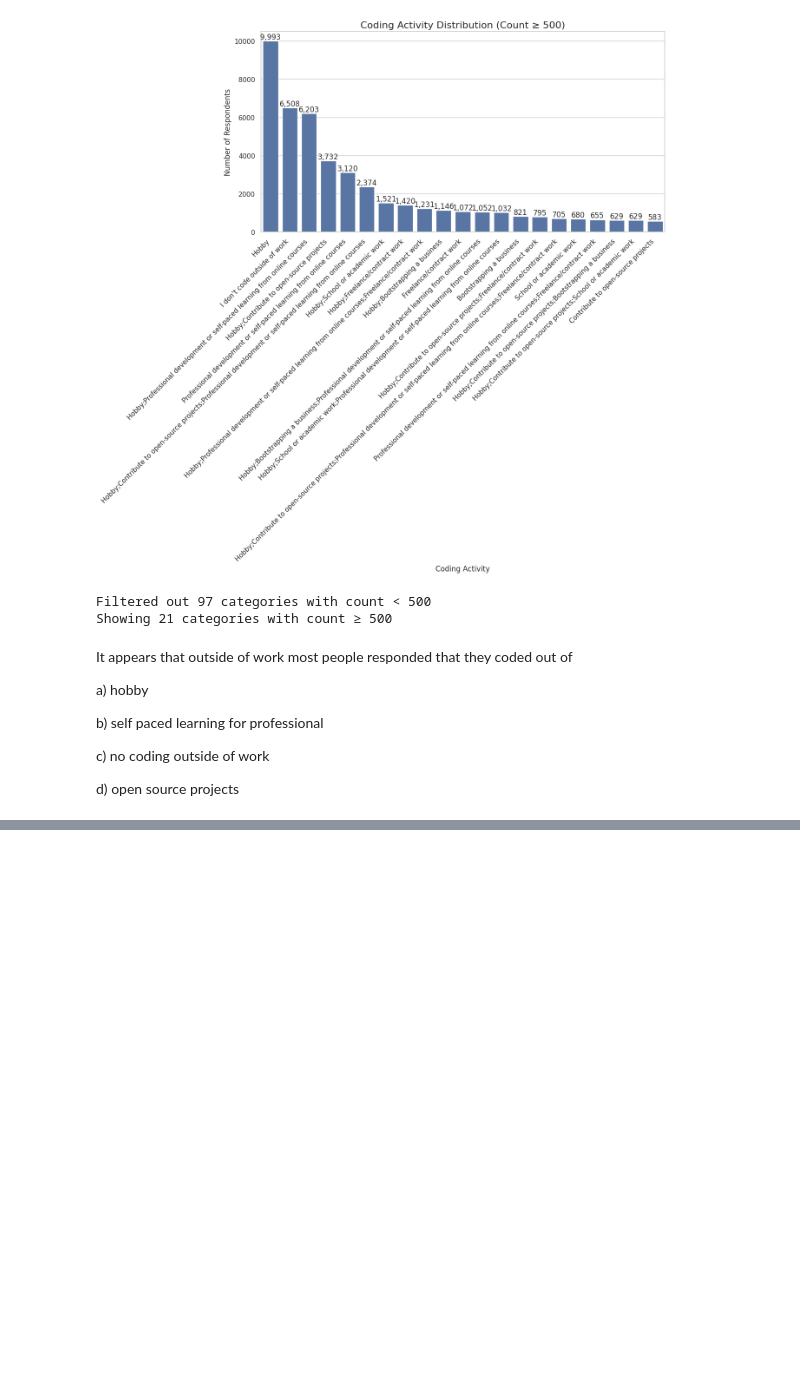
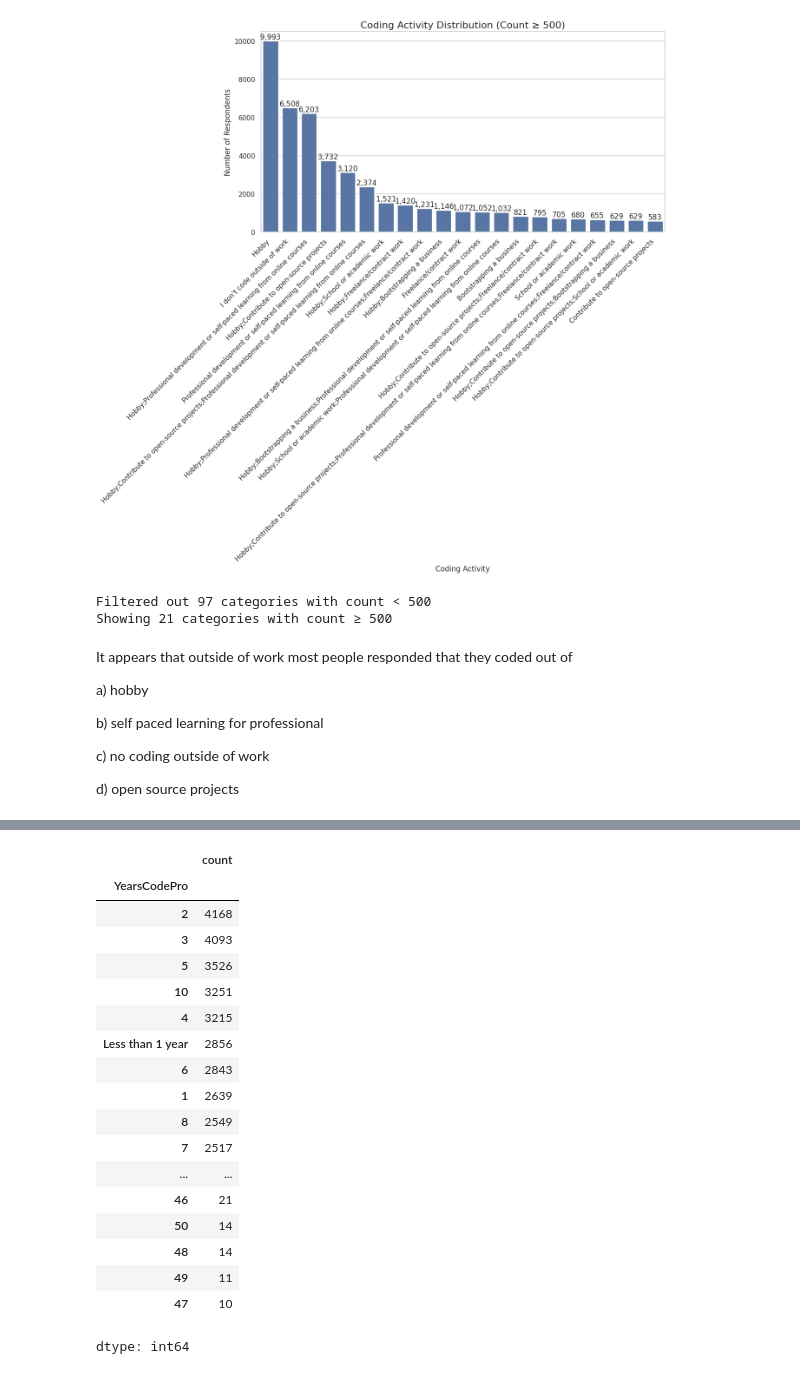
Before and after one commit to gorky93/stackoverflow_analysis, a Jupyter notebook: stackoverflow24.ipynb, the cells around one changed output, grey strips where cells are left out. Drawn from its saved outputs; the diff is of its cells as text; code cells hidden in the pictures; blank space fills up the shorter version.

```diff
--- a/stackoverflow24.ipynb
+++ b/stackoverflow24.ipynb
@@ -374,0 +470,22 @@ d) open source projects
+# %%
+survey_results.YearsCodePro.value_counts()
+# %% [output]
+|  | count |
+| YearsCodePro |  |
+| 2 | 4168 |
+| 3 | 4093 |
+| 5 | 3526 |
+| 10 | 3251 |
+| 4 | 3215 |
+| Less than 1 year | 2856 |
+| 6 | 2843 |
+| 1 | 2639 |
+| 8 | 2549 |
+| 7 | 2517 |
+| ... | ... |
+| 46 | 21 |
+| 50 | 14 |
+| 48 | 14 |
+| 49 | 11 |
+| 47 | 10 |
+dtype: int64
```
Also changed, not shown: parts of 26 cells of this notebook.
